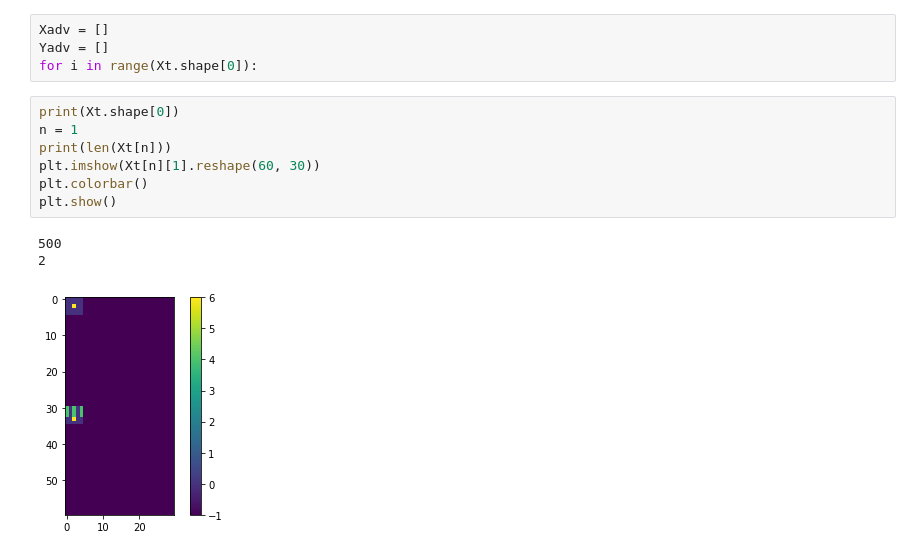
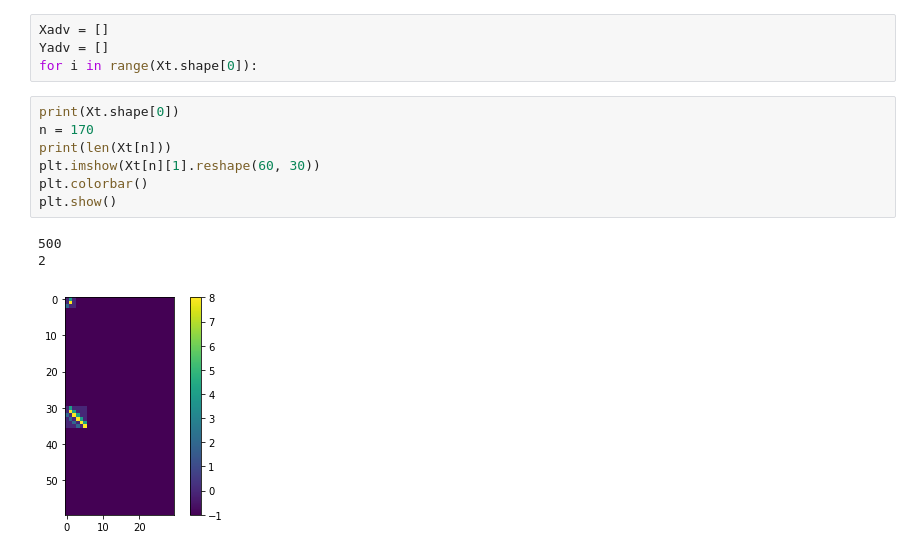
Before and after one commit to HarveyBrezinaConniffe/ARC, a Jupyter notebook: AI.ipynb, the cells around one changed output. Saved outputs shown, nothing was run; the diff lists cells and outputs as text.

```diff
--- a/AI.ipynb
+++ b/AI.ipynb
@@ -289,15 +293,15 @@ Yadv = []
 for i in range(Xt.shape[0]):
 # %%
 print(Xt.shape[0])
-n = 1
+n = 170
 print(len(Xt[n]))
 plt.imshow(Xt[n][1].reshape(60, 30))
 plt.colorbar()
 plt.show()
 # %% [output]
 500
 2
-[figure, old version]
+[figure, new version]
 # %%
 plt.imshow(Xt[n][0].reshape(60, 30))
 plt.colorbar()
```
Also changed, not shown: parts of 5 cells of this notebook.
